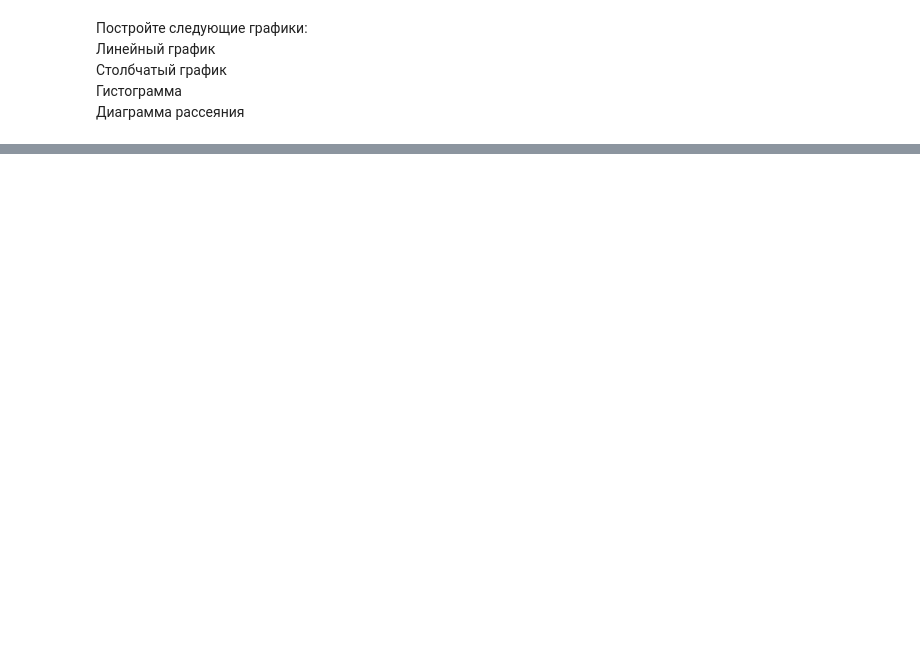
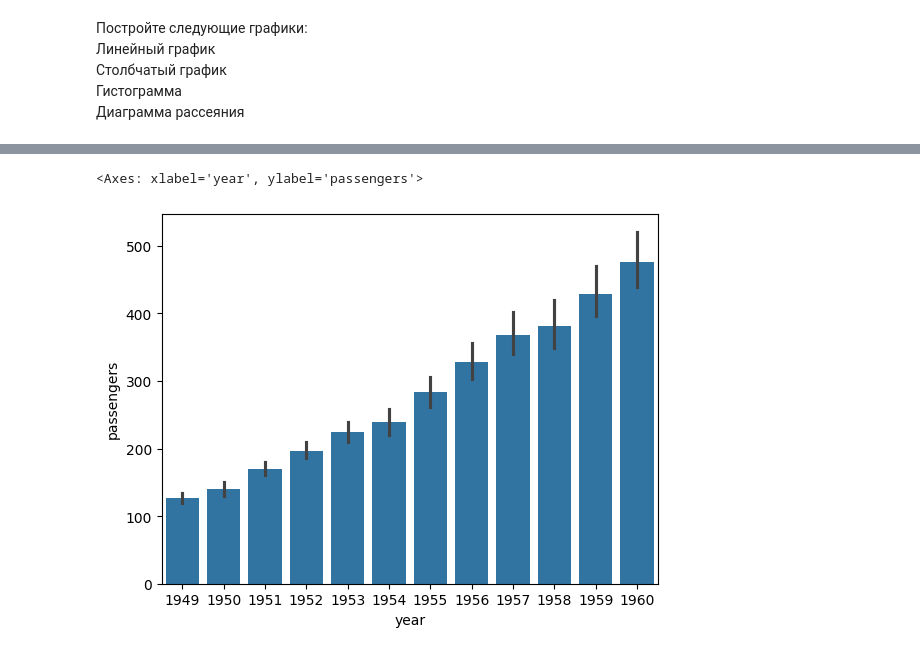
Before and after one commit to akazachkov/ML_lesson_material, a Jupyter notebook: Домашнее_задание(03_07_2024).ipynb, the cells around one changed output, grey strips where cells are left out. Saved outputs shown, nothing was run; the diff lists cells and outputs as text; code cells hidden in the pictures; blank space fills up the shorter version.

```diff
--- a/Домашнее_задание(03_07_2024).ipynb
+++ b/Домашнее_задание(03_07_2024).ipynb
@@ -172,0 +200,9 @@ df.head()
+# %%
+# Столбчатый график
+
+df = sns.load_dataset('flights')
+
+sns.barplot(data = df, x = "year", y = "passengers")
+# %% [output]
+<Axes: xlabel='year', ylabel='passengers'>
+[figure, added]
```
Also changed, not shown: parts of 8 cells of this notebook.
